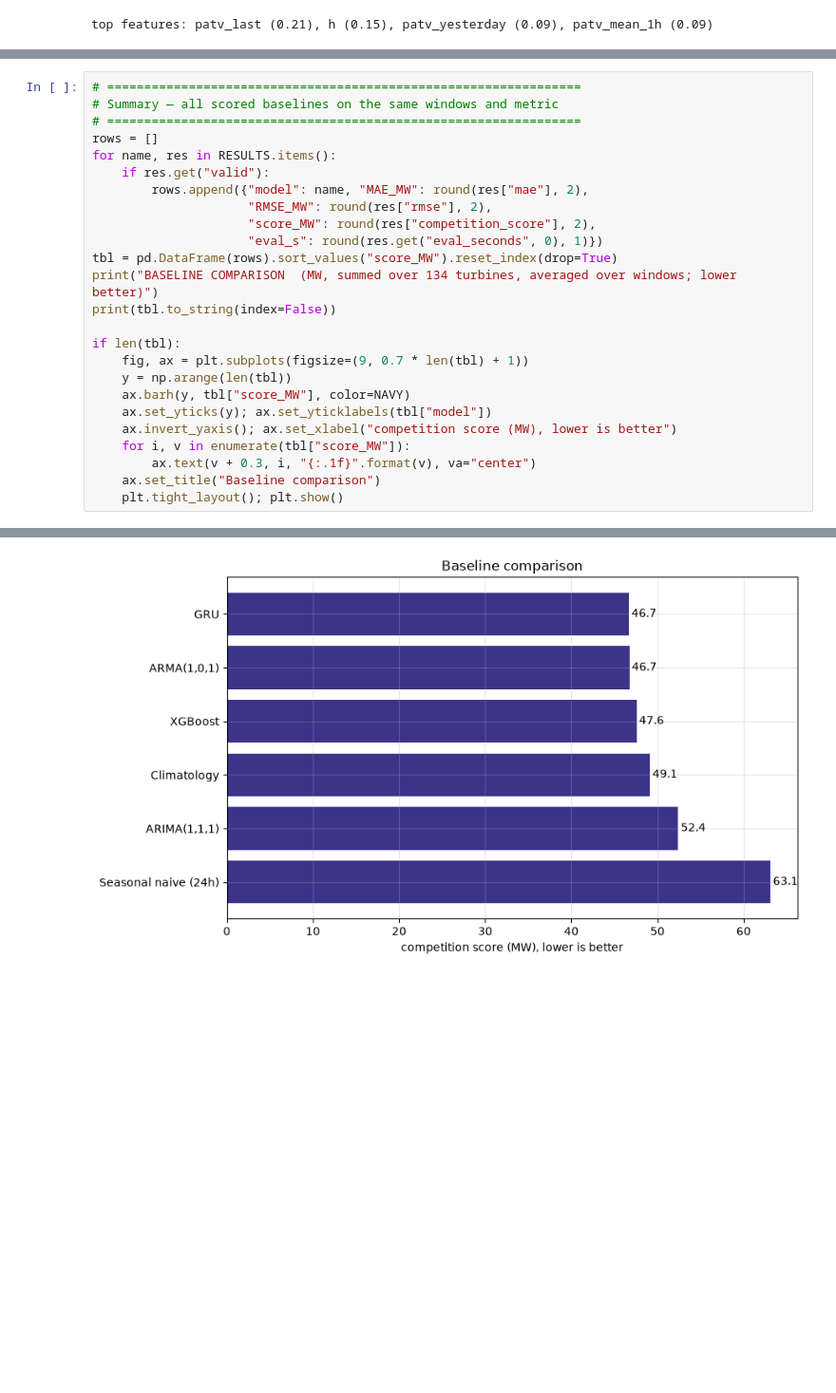
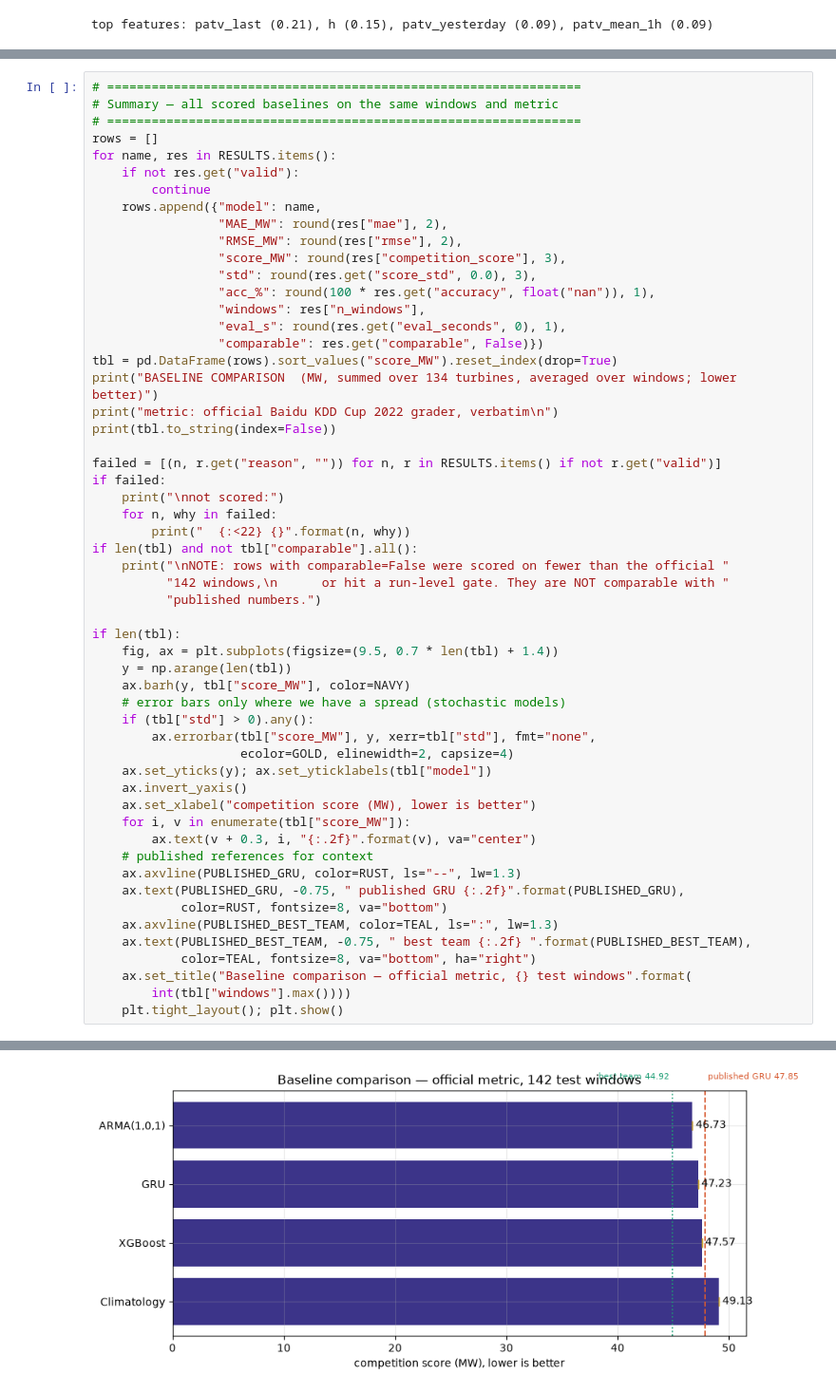
Before and after one commit to dorsamou/windevolve, a Jupyter notebook: notebooks/baseline_interpretation.ipynb, the cells around one changed output, grey strips where cells are left out. Shown at 95% size. Cells and saved outputs as stored; diff of their text form; blank space fills up the shorter version.

```diff
--- a/notebooks/baseline_interpretation.ipynb
+++ b/notebooks/baseline_interpretation.ipynb
@@ -272,24 +430,54 @@ GRU                    RMSE 51.361  MAE 42.011  competition score 46.686 MW  (14
 # ================================================================
 rows = []
 for name, res in RESULTS.items():
-    if res.get("valid"):
-        rows.append({"model": name, "MAE_MW": round(res["mae"], 2),
-                     "RMSE_MW": round(res["rmse"], 2),
-                     "score_MW": round(res["competition_score"], 2),
-                     "eval_s": round(res.get("eval_seconds", 0), 1)})
+    if not res.get("valid"):
+        continue
+    rows.append({"model": name,
+                 "MAE_MW": round(res["mae"], 2),
+                 "RMSE_MW": round(res["rmse"], 2),
+                 "score_MW": round(res["competition_score"], 3),
+                 "std": round(res.get("score_std", 0.0), 3),
+                 "acc_%": round(100 * res.get("accuracy", float("nan")), 1),
+                 "windows": res["n_windows"],
+                 "eval_s": round(res.get("eval_seconds", 0), 1),
+                 "comparable": res.get("comparable", False)})
 tbl = pd.DataFrame(rows).sort_values("score_MW").reset_index(drop=True)
 print("BASELINE COMPARISON  (MW, summed over 134 turbines, averaged over windows; lower better)")
+print("metric: official Baidu KDD Cup 2022 grader, verbatim\n")
 print(tbl.to_string(index=False))
 
+failed = [(n, r.get("reason", "")) for n, r in RESULTS.items() if not r.get("valid")]
+if failed:
+    print("\nnot scored:")
+    for n, why in failed:
+        print("  {:<22} {}".format(n, why))
+if len(tbl) and not tbl["comparable"].all():
+    print("\nNOTE: rows with comparable=False were scored on fewer than the official "
+          "142 windows,\n      or hit a run-level gate. They are NOT comparable with "
+          "published numbers.")
+
 if len(tbl):
-    fig, ax = plt.subplots(figsize=(9, 0.7 * len(tbl) + 1))
+    fig, ax = plt.subplots(figsize=(9.5, 0.7 * len(tbl) + 1.4))
     y = np.arange(len(tbl))
     ax.barh(y, tbl["score_MW"], color=NAVY)
+    # error bars only where we have a spread (stochastic models)
+    if (tbl["std"] > 0).any():
+        ax.errorbar(tbl["score_MW"], y, xerr=tbl["std"], fmt="none",
+                    ecolor=GOLD, elinewidth=2, capsize=4)
     ax.set_yticks(y); ax.set_yticklabels(tbl["model"])
-    ax.invert_yaxis(); ax.set_xlabel("competition score (MW), lower is better")
+    ax.invert_yaxis()
+    ax.set_xlabel("competition score (MW), lower is better")
     for i, v in enumerate(tbl["score_MW"]):
-        ax.text(v + 0.3, i, "{:.1f}".format(v), va="center")
-    ax.set_title("Baseline comparison")
+        ax.text(v + 0.3, i, "{:.2f}".format(v), va="center")
+    # published references for context
+    ax.axvline(PUBLISHED_GRU, color=RUST, ls="--", lw=1.3)
+    ax.text(PUBLISHED_GRU, -0.75, " published GRU {:.2f}".format(PUBLISHED_GRU),
+            color=RUST, fontsize=8, va="bottom")
+    ax.axvline(PUBLISHED_BEST_TEAM, color=TEAL, ls=":", lw=1.3)
+    ax.text(PUBLISHED_BEST_TEAM, -0.75, " best team {:.2f} ".format(PUBLISHED_BEST_TEAM),
+            color=TEAL, fontsize=8, va="bottom", ha="right")
+    ax.set_title("Baseline comparison — official metric, {} test windows".format(
+        int(tbl["windows"].max())))
     plt.tight_layout(); plt.show()
 # %% [output]
 BASELINE COMPARISON  (MW, summed over 134 turbines, averaged over windows; lower better)
@@ -303 +495 @@ Seasonal naive (24h)   56.61    69.62     63.12    36.2
-[figure, old version]
+[figure, new version]
```
Also changed, not shown: parts of 14 cells of this notebook, 2 other files.
